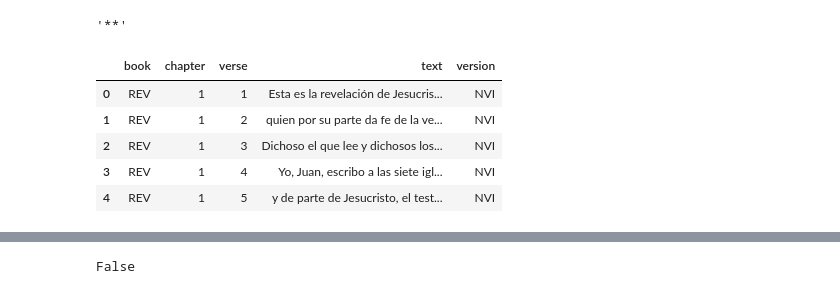
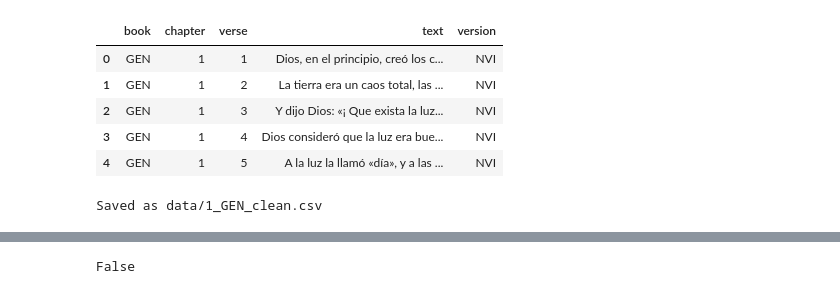
Before and after one commit to jordimarsal/bible_text_analysis, a Jupyter notebook: 2_preparation.ipynb, the cells around one changed output, grey strips where cells are left out. Drawn from its saved outputs; the diff is of its cells as text; code cells hidden in the pictures.

```diff
--- a/2_preparation.ipynb
+++ b/2_preparation.ipynb
@@ -22,6 +22,3 @@ import nltk
 from nltk import pos_tag, word_tokenize
 from nltk.collocations import *
 import re
-# %%
-df = pd.read_csv('data/66_REV.csv')
-book_name = 'REV'
@@ -34,0 +70,23 @@ df.head(2)
+# %%
+class ProcessDirty():
+    def __init__(self,book_name, csv):
+        self.df = pd.read_csv(csv)
+        self.csv = csv
+        self.book = book_name
+        self.sep = Separate(separators,excep=exceptions)
+        self.go()
+
+    def sepa(self, val):
+        return self.sep.get(val)
+
+    def go(self):
+        self.df['text']=self.df['text'].apply(self.sepa)
+        display(self.df.head())
+
+    def save(self):
+        savename = re.sub("\.", '_clean.', self.csv)
+        self.df.to_csv(savename,header=True,index=False)
+        print('Saved as '+savename)
+
+    def get_df(self):
+        return self.df
@@ -35,7 +104,17 @@ df.head(2)
+# %%
+processGEN = ProcessDirty('GEN','data/1_GEN.csv')
+processGEN.save()
+# %% [output]
+|  | book | chapter | verse | text | version |
+| 0 | GEN | 1 | 1 | Dios, en el principio, creó los c... | NVI |
+| 1 | GEN | 1 | 2 | La tierra era un caos total, las ... | NVI |
+| 2 | GEN | 1 | 3 | Y dijo Dios: «¡ Que exista la luz... | NVI |
+| 3 | GEN | 1 | 4 | Dios consideró que la luz era bue... | NVI |
+| 4 | GEN | 1 | 5 | A la luz la llamó «día», y a las ... | NVI |
+Saved as data/1_GEN_clean.csv
 # %%
-search = df.loc[df['text'].str.contains('firmamento')]
-alist = list(np.where(search.book=='GEN', search.text,""))
-tx = " ** ".join(alist).strip()
-tx
+def test_contains(df, book, word):
+    search = df.loc[df['text'].str.contains(word)]
+    alist = list(np.where(search.book==book, search.text,""))
+    tx = " ** ".join(alist).strip()
+    display(tx)
-# %% [output]
-'**'
@@ -92,9 +120,0 @@ df['text']=df['text'].apply(sepa)
-# %%
-df.head()
-# %% [output]
-|  | book | chapter | verse | text | version |
-| 0 | REV | 1 | 1 | Esta es la revelación de Jesucris... | NVI |
-| 1 | REV | 1 | 2 | quien por su parte da fe de la ve... | NVI |
-| 2 | REV | 1 | 3 | Dichoso el que lee y dichosos los... | NVI |
-| 3 | REV | 1 | 4 | Yo, Juan, escribo a las siete igl... | NVI |
-| 4 | REV | 1 | 5 | y de parte de Jesucristo, el test... | NVI |
```
Also changed, not shown: parts of 28 cells of this notebook, 5 other files.
